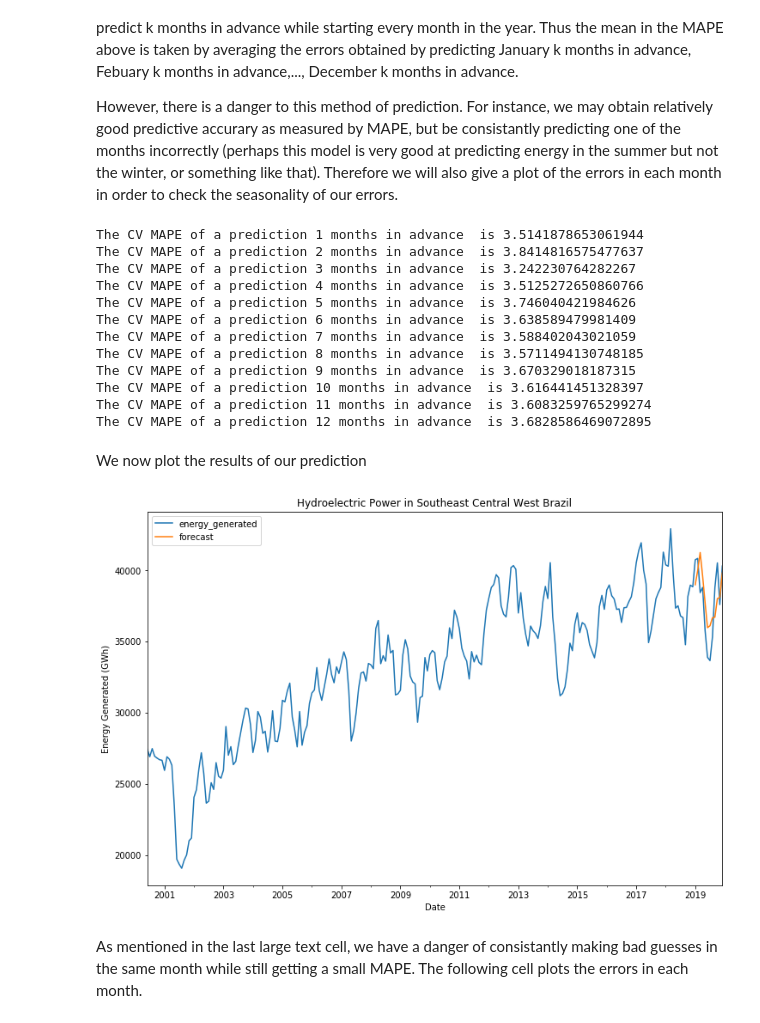
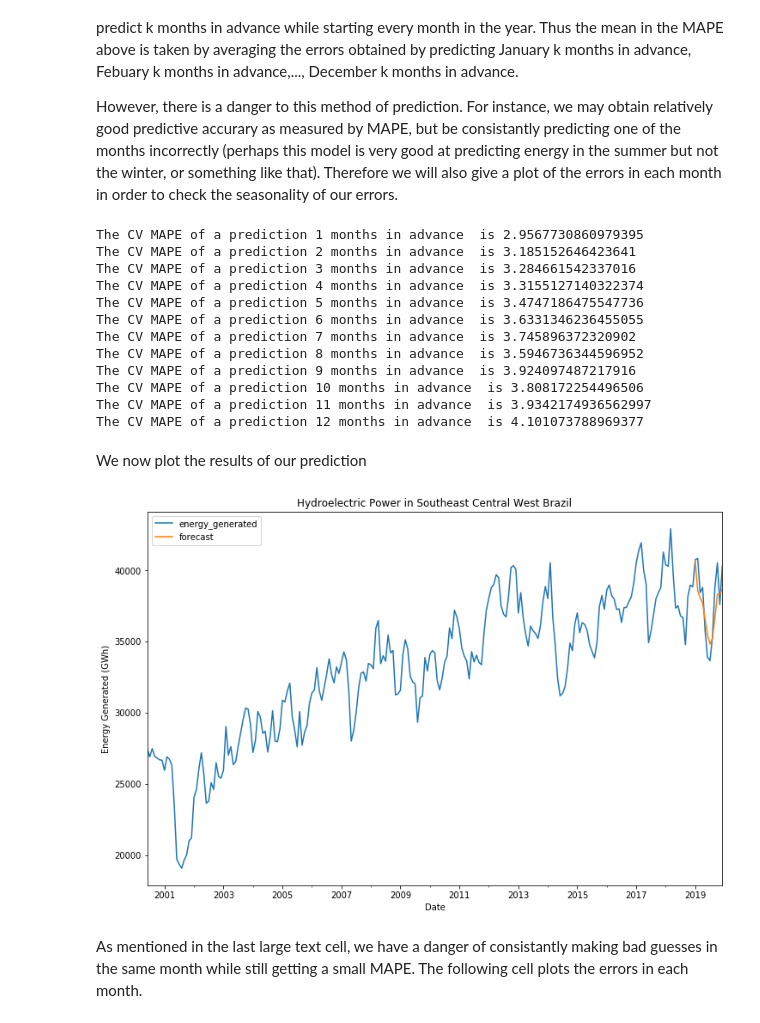
Before and after one commit to cameronthieme/IMAbootcamp2021, a Jupyter notebook: python_time_series/brazil_energy.ipynb, the cells around one changed output. Cells and saved outputs as stored; diff of their text form; code cells hidden in the pictures.

```diff
--- a/python_time_series/brazil_energy.ipynb
+++ b/python_time_series/brazil_energy.ipynb
@@ -190,8 +184,10 @@ df_param_selector = df.iloc[:-(cross_splits+tot_months),:].copy()
 
 # choose exogenous variables for parameter selection:
 # x_param_sel = None
-# x_param_sel = df_param_selector['Total_accumulate']
-x_param_sel = df_param_selector['influent_flow']
+x_param_sel = df_param_selector['Total_accumulate']
+# x_param_sel = df_param_selector['influent_flow']
+# x_param_sel = df_param_selector['maximum_demand']
+# x_param_sel = df_param_selector[['maximum_demand','influent_flow']]
 # %%
 # difference function
 def difference_fct(timeseries):
@@ -395,7 +406,10 @@ nrg_gen = df['energy_generated'].copy()
 # exogenous variables
 # x = None
 # x = df['Total_accumulate'].copy()
-x = df['influent_flow'].copy()
+# x = df['influent_flow'].copy()
+# x = df['maximum_demand'].copy()
+x = df[['maximum_demand','influent_flow']].copy()
+
 
 # need a for loop so we can get accuracy of (n+1) months out for n 0-11:
 for n in range(0,tot_months):
@@ -406,14 +420,13 @@ for n in range(0,tot_months):
     # for loop so that we can test over all of our cross validation splits
     for train_index, test_index in tscv.split(nrg_gen):
         y_train, y_test = nrg_gen[train_index], nrg_gen[test_index]
-        if type(x) == 'NoneType':
-            x_train, x_test = None, None
-        else:
+        if x is not None:
             top_train = max(train_index)
             test_num = min(test_index)
             x_test_index = np.linspace(top_train + 1, test_num, test_num-top_train).astype(int)
-            x_train, x_test = x[train_index], x[x_test_index]
-
+            x_train, x_test = x.iloc[train_index], x.iloc[x_test_index]
+        else:
+            x_train, x_test = None, None
         # SARIMA
         fit =sm.tsa.statespace.SARIMAX(endog=y_train, exog=x_train, order=(p, d,q),seasonal_order=(P,D,Q,m)).fit()
         fcast = fit.forecast(n+1, exog = x_test)
@@ -424,61 +437,64 @@ for n in range(0,tot_months):
     CVerr_list[n] = per_err_list.copy()
     print('The CV MAPE of a prediction %s months in advance ' %(n+1), 'is %s' %np.mean(np.abs(CVerr_list[n])))
 # %% [output]
-The CV MAPE of a prediction 1 months in advance  is 3.5141878653061944
-The CV MAPE of a prediction 2 months in advance  is 3.8414816575477637
-The CV MAPE of a prediction 3 months in advance  is 3.242230764282267
-The CV MAPE of a prediction 4 months in advance  is 3.5125272650860766
-The CV MAPE of a prediction 5 months in advance  is 3.746040421984626
-The CV MAPE of a prediction 6 months in advance  is 3.638589479981409
-The CV MAPE of a prediction 7 months in advance  is 3.588402043021059
-The CV MAPE of a prediction 8 months in advance  is 3.5711494130748185
-The CV MAPE of a prediction 9 months in advance  is 3.670329018187315
-The CV MAPE of a prediction 10 months in advance  is 3.616441451328397
-The CV MAPE of a prediction 11 months in advance  is 3.6083259765299274
-The CV MAPE of a prediction 12 months in advance  is 3.6828586469072895
+The CV MAPE of a prediction 1 months in advance  is 2.9567730860979395
+The CV MAPE of a prediction 2 months in advance  is 3.185152646423641
+The CV MAPE of a prediction 3 months in advance  is 3.284661542337016
+The CV MAPE of a prediction 4 months in advance  is 3.3155127140322374
+The CV MAPE of a prediction 5 months in advance  is 3.4747186475547736
+The CV MAPE of a prediction 6 months in advance  is 3.6331346236455055
+The CV MAPE of a prediction 7 months in advance  is 3.745896372320902
+The CV MAPE of a prediction 8 months in advance  is 3.5946736344596952
+The CV MAPE of a prediction 9 months in advance  is 3.924097487217916
+The CV MAPE of a prediction 10 months in advance  is 3.808172254496506
+The CV MAPE of a prediction 11 months in advance  is 3.9342174936562997
+The CV MAPE of a prediction 12 months in advance  is 4.101073788969377
 # %% [markdown]
 We now plot the results of our prediction
 # %%
 # Plotting results of SARIMA with exogenous variables
 
 df_new = df.copy()
 df_new.set_index('date', inplace = True)
 # df_new = df_new[(df_new.index >= pd.to_datetime('2009-01-01',format = '%Y-%m-%d')) & (df_new.index <= pd.to_datetime('2020-03-01',format = '%Y-%m-%d'))]
 
 nrg_gen = df_new['energy_generated'][:-tot_months]
 
-if type(x) == 'NoneType':
+#aligning indices with endogenous
+x = df_new[['maximum_demand', 'influent_flow']]
+
+if x is None:
     model=sm.tsa.statespace.SARIMAX(nrg_gen,  order=(p, d, q),seasonal_order=(P,D,Q,m))
     results=model.fit()
     df_new['forecast'] = results.predict(start = len(nrg_gen), end = len(nrg_gen)+tot_months, dynamic = False)
 else:
     # building exog train variables for plotting
-    xtrain = nrg_gen.copy()
-    xtrain_entries = x[:-tot_months]
-    for tau in range(len(xtrain)):
-        xtrain[tau] = xtrain_entries[tau]
+#     xtrain = nrg_gen.copy()
+#     xtrain_entries = x[:-tot_months]
+#     for tau in range(len(xtrain)):
+#         xtrain[tau] = xtrain_entries[tau]
 
+    xtrain = x.iloc[:-tot_months]
     # building test exog for plotting
-    xtest_entries = x[-(tot_months):]
+    xtest_entries = x.iloc[-(tot_months):]
 
     model=sm.tsa.statespace.SARIMAX(nrg_gen, exog = xtrain, order=(p, d, q),seasonal_order=(P,D,Q,m))
     results=model.fit()
     df_new['forecast'] = np.nan
     fcast = fit.forecast(tot_months, exog = xtest_entries)
     df_new['forecast'][-tot_months:] = fcast
 
+
+# plotting
 df_new[['energy_generated','forecast']].plot(figsize=(12,8))
-
-
-
 # plt.plot(df_new.date[:], df_new.forecast[:], '-r')
 plt.title('Hydroelectric Power in Southeast Central West Brazil')
 plt.ylabel('Energy Generated (GWh)');
 plt.xlabel('Date');
 plt.savefig('foo.png')
 plt.show()
 # %% [output]
-[figure, old version]
+[figure, new version]
 # %% [markdown]
 As mentioned in the last large text cell, we have a danger of consistantly making bad guesses in the same month while still getting a small MAPE.  The following cell plots the errors in each month.
 # %%
```
Also changed, not shown: parts of 9 cells of this notebook, 4 other files.
